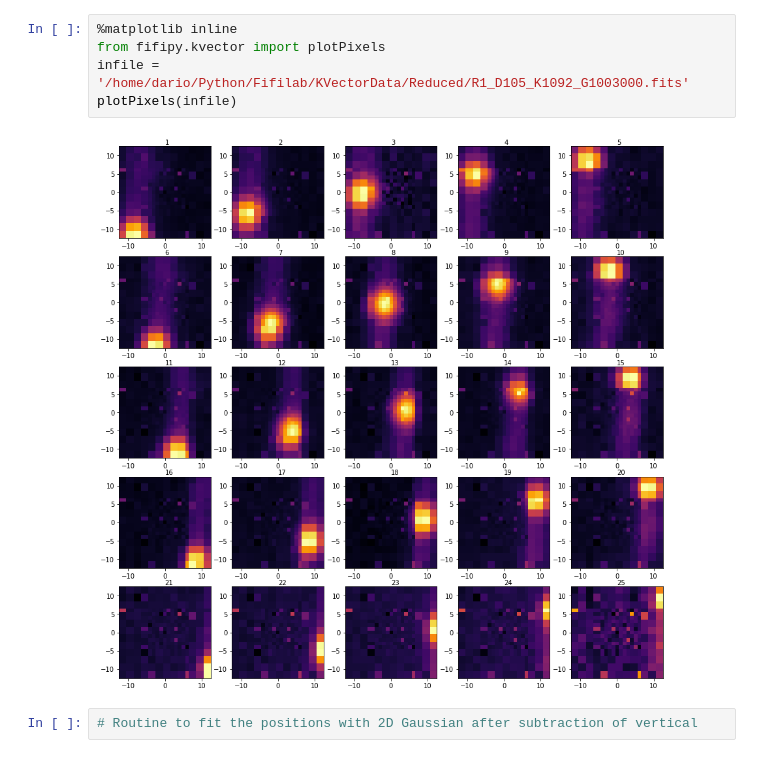
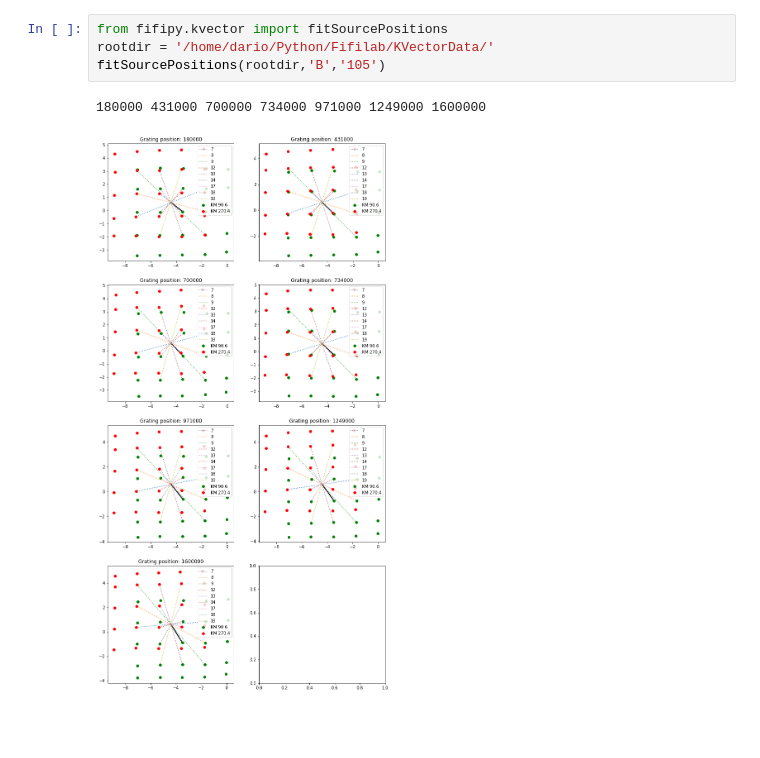
Before and after one commit to darioflute/fifipy, a Jupyter notebook: notebooks/Kvector.ipynb, the cells around one changed output. Drawn from its saved outputs; the diff is of its cells as text; blank space fills up the shorter version.

Commit message:
improved version of Kvector routines and notebook

```diff
--- a/notebooks/Kvector.ipynb
+++ b/notebooks/Kvector.ipynb
@@ -66,9 +47,7 @@ plt.show()
 # %%
-%matplotlib inline
-from fifipy.kvector import plotPixels
-infile = '/home/dario/Python/Fifilab/KVectorData/Reduced/R1_D105_K1092_G1003000.fits'
-plotPixels(infile)
+from fifipy.kvector import fitSourcePositions
+rootdir = '/home/dario/Python/Fifilab/KVectorData/'
+fitSourcePositions(rootdir,'B','105')
 # %% [output]
+180000 431000 700000 734000 971000 1249000 1600000
-[figure, old version]
+[figure, new version]
-# %%
-# Routine to fit the positions with 2D Gaussian after subtraction of vertical
```
Also changed, not shown: parts of 28 cells of this notebook, 1 other file.
